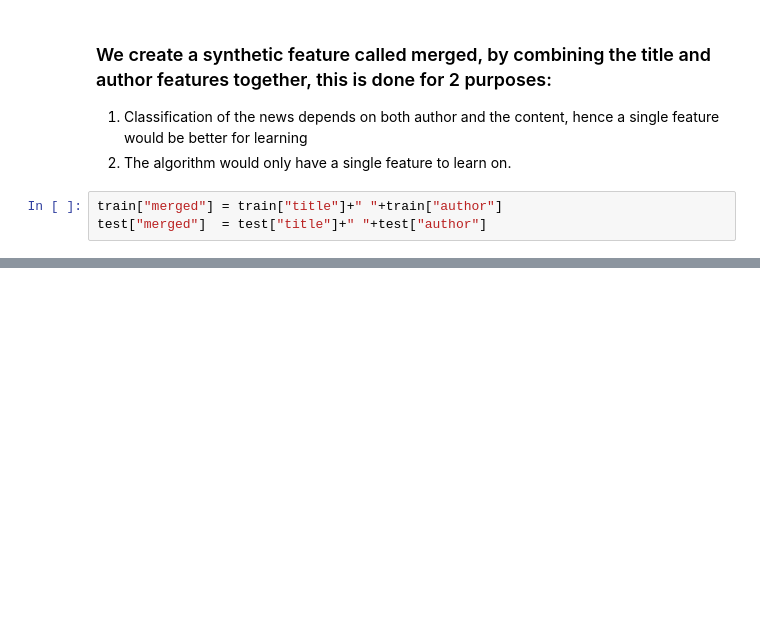
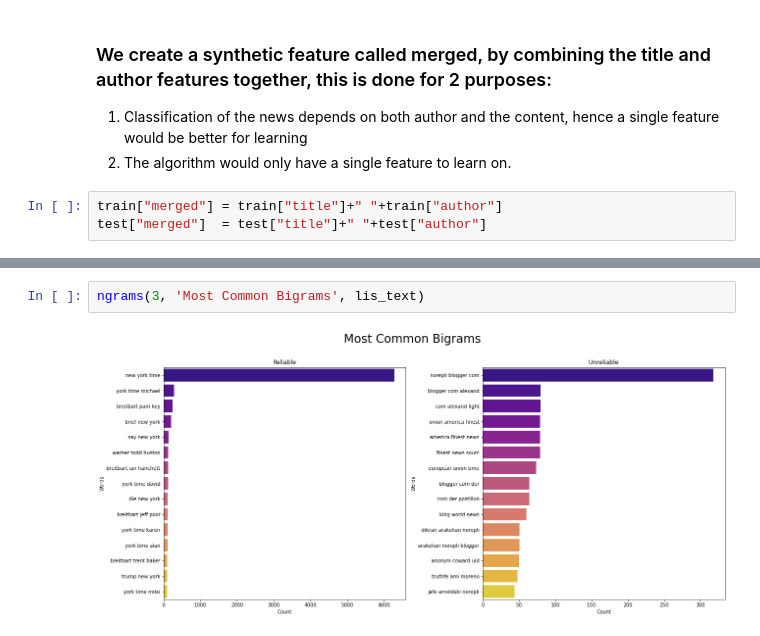
Before and after one commit to umang-sh/FakeNewsClassifierSolution, a Jupyter notebook: FakeNewsClassifier.ipynb, the cells around one changed output, grey strips where cells are left out. Cells and saved outputs as stored; diff of their text form; blank space fills up the shorter version.

```diff
--- a/FakeNewsClassifier.ipynb
+++ b/FakeNewsClassifier.ipynb
@@ -221,0 +205,4 @@ submission.to_csv("Submission.csv",index=False)
+# %%
+ngrams(3, 'Most Common Bigrams', lis_text)
+# %% [output]
+[figure, added]
```
Also changed, not shown: parts of 81 cells of this notebook.
